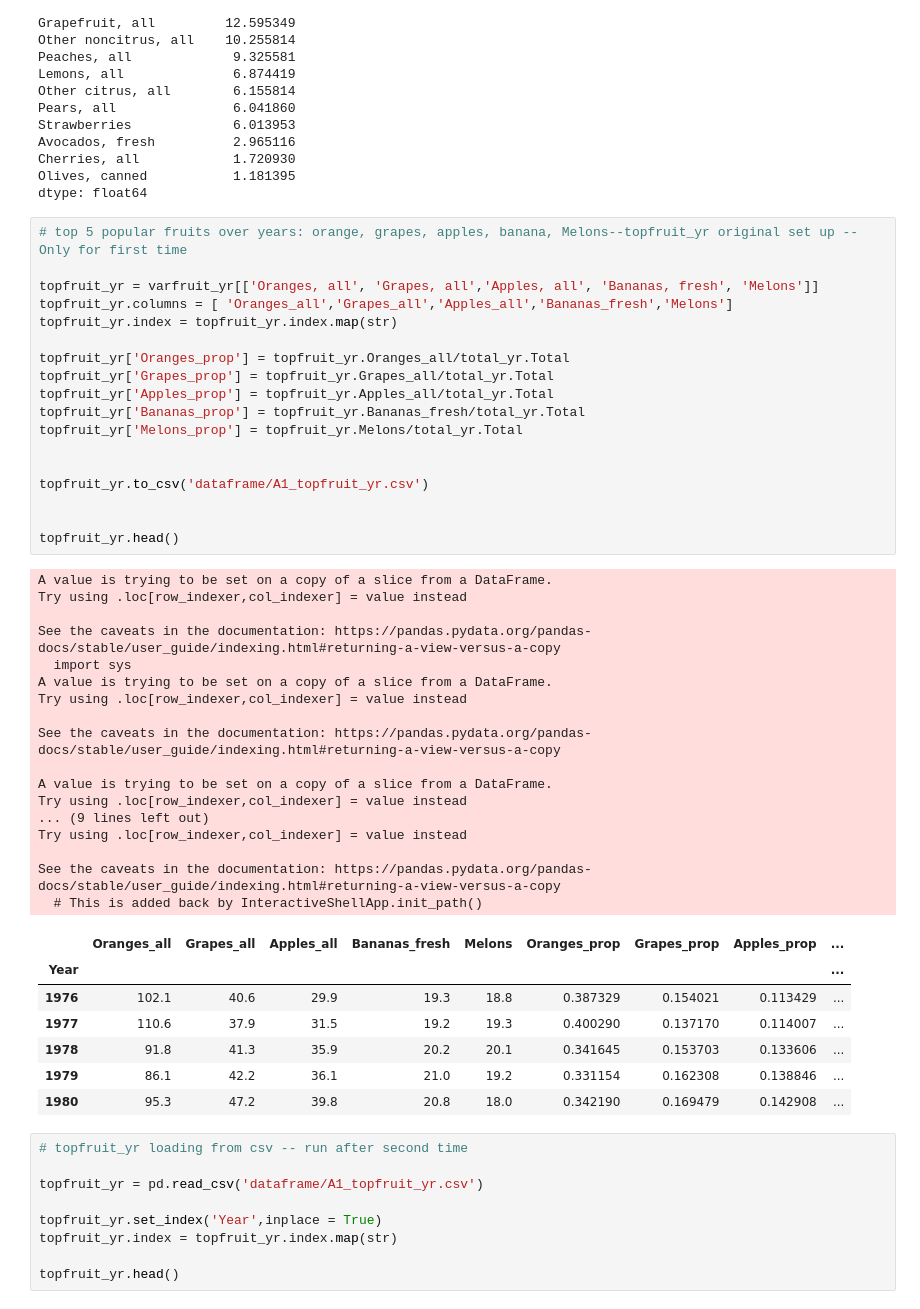
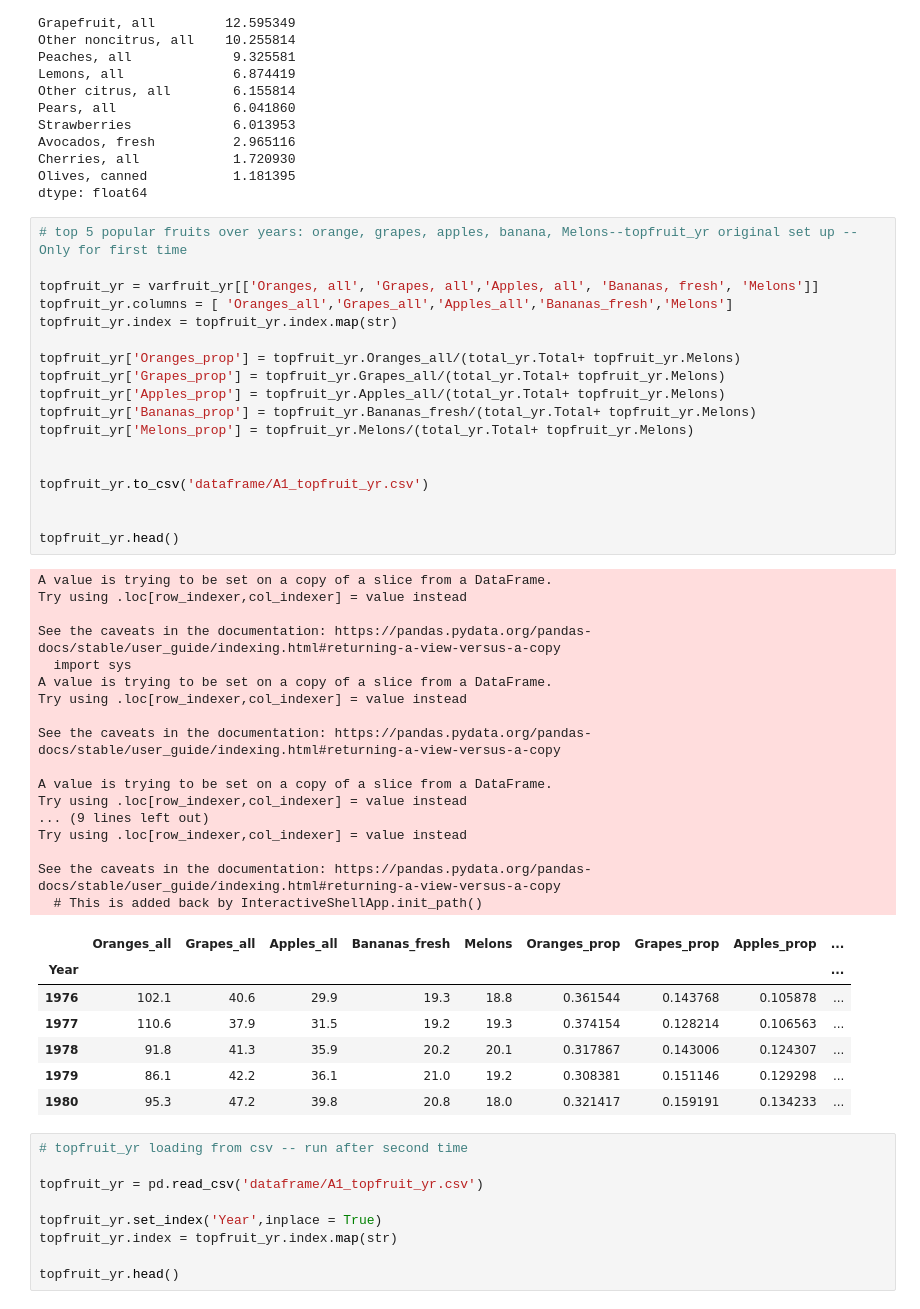
Before and after one commit to haoyuzhang89/w200-Project-US-Diet-Trends-1970-to-2019, a Jupyter notebook: Fruit/Generak Fruit Table A.ipynb, the cells around one changed output. Saved outputs shown, nothing was run; the diff lists cells and outputs as text.

```diff
--- a/Fruit/Generak Fruit Table A.ipynb
+++ b/Fruit/Generak Fruit Table A.ipynb
@@ -337,43 +337,43 @@ dtype: float64
 topfruit_yr = varfruit_yr[['Oranges, all', 'Grapes, all','Apples, all', 'Bananas, fresh', 'Melons']]
 topfruit_yr.columns = [ 'Oranges_all','Grapes_all','Apples_all','Bananas_fresh','Melons']
 topfruit_yr.index = topfruit_yr.index.map(str)
 
-topfruit_yr['Oranges_prop'] = topfruit_yr.Oranges_all/total_yr.Total
-topfruit_yr['Grapes_prop'] = topfruit_yr.Grapes_all/total_yr.Total
-topfruit_yr['Apples_prop'] = topfruit_yr.Apples_all/total_yr.Total
-topfruit_yr['Bananas_prop'] = topfruit_yr.Bananas_fresh/total_yr.Total
-topfruit_yr['Melons_prop'] = topfruit_yr.Melons/total_yr.Total
+topfruit_yr['Oranges_prop'] = topfruit_yr.Oranges_all/(total_yr.Total+ topfruit_yr.Melons)
+topfruit_yr['Grapes_prop'] = topfruit_yr.Grapes_all/(total_yr.Total+ topfruit_yr.Melons)
+topfruit_yr['Apples_prop'] = topfruit_yr.Apples_all/(total_yr.Total+ topfruit_yr.Melons)
+topfruit_yr['Bananas_prop'] = topfruit_yr.Bananas_fresh/(total_yr.Total+ topfruit_yr.Melons)
+topfruit_yr['Melons_prop'] = topfruit_yr.Melons/(total_yr.Total+ topfruit_yr.Melons)
 
 
 topfruit_yr.to_csv('dataframe/A1_topfruit_yr.csv')
 
 
 topfruit_yr.head()
 # %% [output]
 A value is trying to be set on a copy of a slice from a DataFrame.
 Try using .loc[row_indexer,col_indexer] = value instead
 
 See the caveats in the documentation: https://pandas.pydata.org/pandas-docs/stable/user_guide/indexing.html#returning-a-view-versus-a-copy
   import sys
 A value is trying to be set on a copy of a slice from a DataFrame.
 Try using .loc[row_indexer,col_indexer] = value instead
 
 See the caveats in the documentation: https://pandas.pydata.org/pandas-docs/stable/user_guide/indexing.html#returning-a-view-versus-a-copy
 
 A value is trying to be set on a copy of a slice from a DataFrame.
 Try using .loc[row_indexer,col_indexer] = value instead
 ... (9 lines left out)
 Try using .loc[row_indexer,col_indexer] = value instead
 
 See the caveats in the documentation: https://pandas.pydata.org/pandas-docs/stable/user_guide/indexing.html#returning-a-view-versus-a-copy
   # This is added back by InteractiveShellApp.init_path()
 |  | Oranges_all | Grapes_all | Apples_all | Bananas_fresh | Melons | Oranges_prop | Grapes_prop | Apples_prop | ... |
 | Year |  |  |  |  |  |  |  |  | ... |
-| 1976 | 102.1 | 40.6 | 29.9 | 19.3 | 18.8 | 0.387329 | 0.154021 | 0.113429 | ... |
-| 1977 | 110.6 | 37.9 | 31.5 | 19.2 | 19.3 | 0.400290 | 0.137170 | 0.114007 | ... |
-| 1978 | 91.8 | 41.3 | 35.9 | 20.2 | 20.1 | 0.341645 | 0.153703 | 0.133606 | ... |
-| 1979 | 86.1 | 42.2 | 36.1 | 21.0 | 19.2 | 0.331154 | 0.162308 | 0.138846 | ... |
-| 1980 | 95.3 | 47.2 | 39.8 | 20.8 | 18.0 | 0.342190 | 0.169479 | 0.142908 | ... |
+| 1976 | 102.1 | 40.6 | 29.9 | 19.3 | 18.8 | 0.361544 | 0.143768 | 0.105878 | ... |
+| 1977 | 110.6 | 37.9 | 31.5 | 19.2 | 19.3 | 0.374154 | 0.128214 | 0.106563 | ... |
+| 1978 | 91.8 | 41.3 | 35.9 | 20.2 | 20.1 | 0.317867 | 0.143006 | 0.124307 | ... |
+| 1979 | 86.1 | 42.2 | 36.1 | 21.0 | 19.2 | 0.308381 | 0.151146 | 0.129298 | ... |
+| 1980 | 95.3 | 47.2 | 39.8 | 20.8 | 18.0 | 0.321417 | 0.159191 | 0.134233 | ... |
 # %%
 # topfruit_yr loading from csv -- run after second time
 
```
Also changed, not shown: parts of 1 cell of this notebook, 5 other files.
